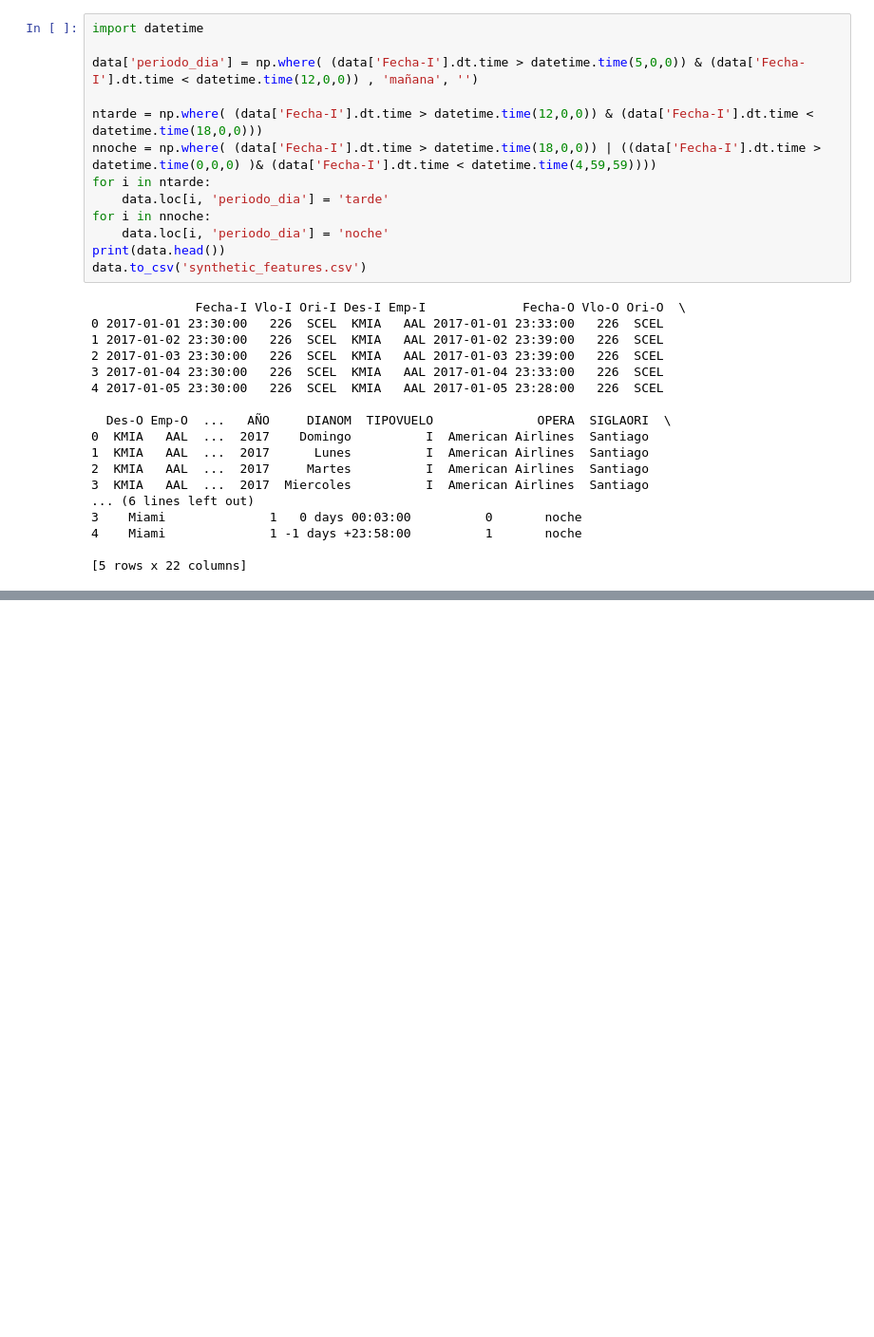
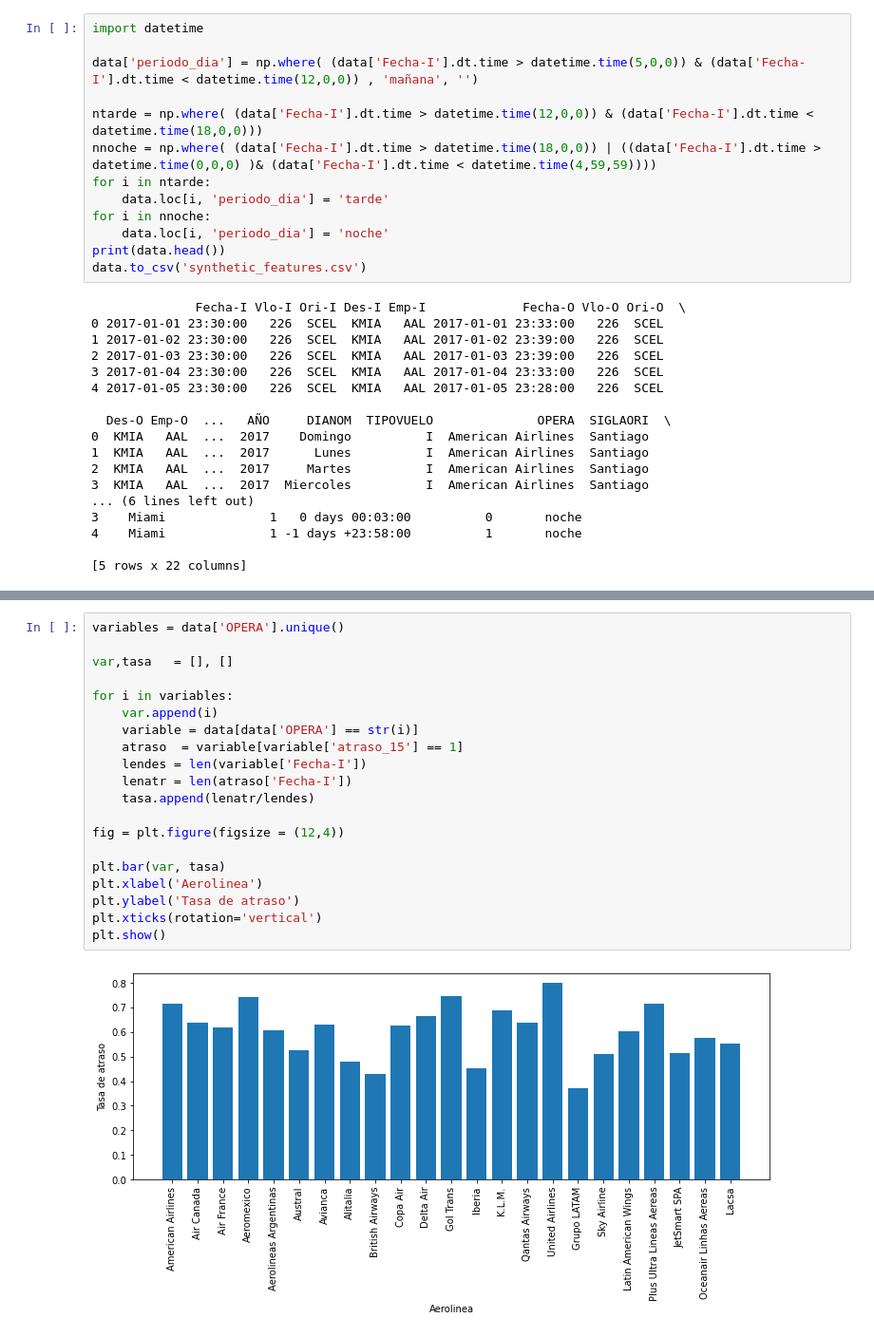
Before and after one commit to lorenagh/latam, a Jupyter notebook: solution.ipynb, the cells around one changed output, grey strips where cells are left out. Shown at 95% size. Saved outputs shown, nothing was run; the diff lists cells and outputs as text; blank space fills up the shorter version.

```diff
--- a/solution.ipynb
+++ b/solution.ipynb
@@ -116,0 +144,22 @@ data.to_csv('synthetic_features.csv')
+# %%
+variables = data['OPERA'].unique()
+
+var,tasa   = [], []
+
+for i in variables:
+    var.append(i)
+    variable = data[data['OPERA'] == str(i)]
+    atraso  = variable[variable['atraso_15'] == 1]
+    lendes = len(variable['Fecha-I'])
+    lenatr = len(atraso['Fecha-I'])
+    tasa.append(lenatr/lendes)
+
+fig = plt.figure(figsize = (12,4))
+
+plt.bar(var, tasa)
+plt.xlabel('Aerolinea')
+plt.ylabel('Tasa de atraso')
+plt.xticks(rotation='vertical')
+plt.show()
+# %% [output]
+[figure, added]
```
Also changed, not shown: parts of 6 cells of this notebook.
